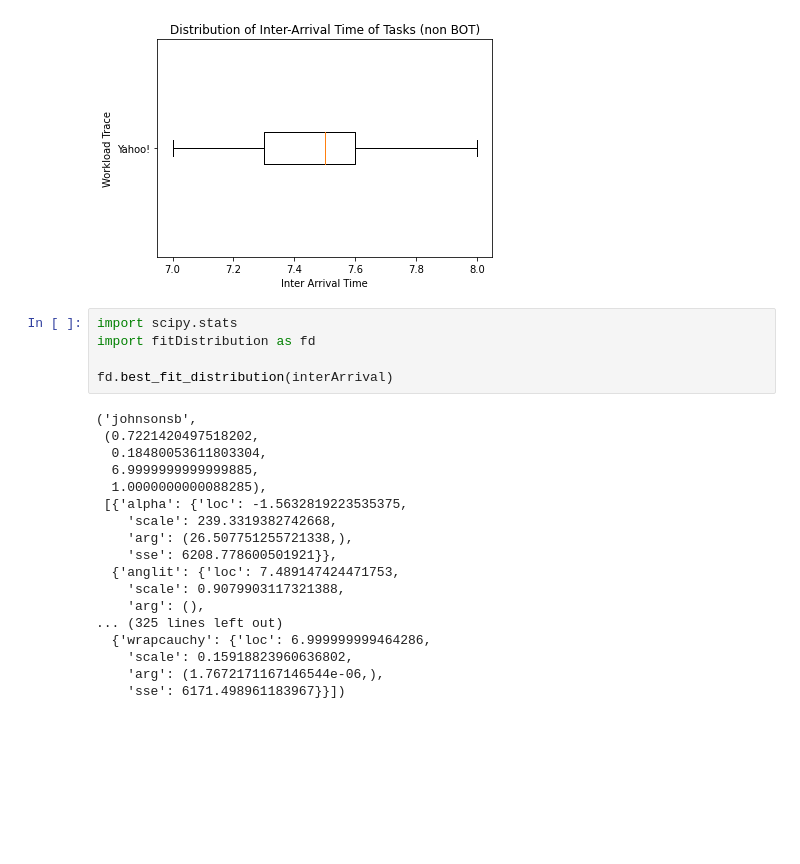
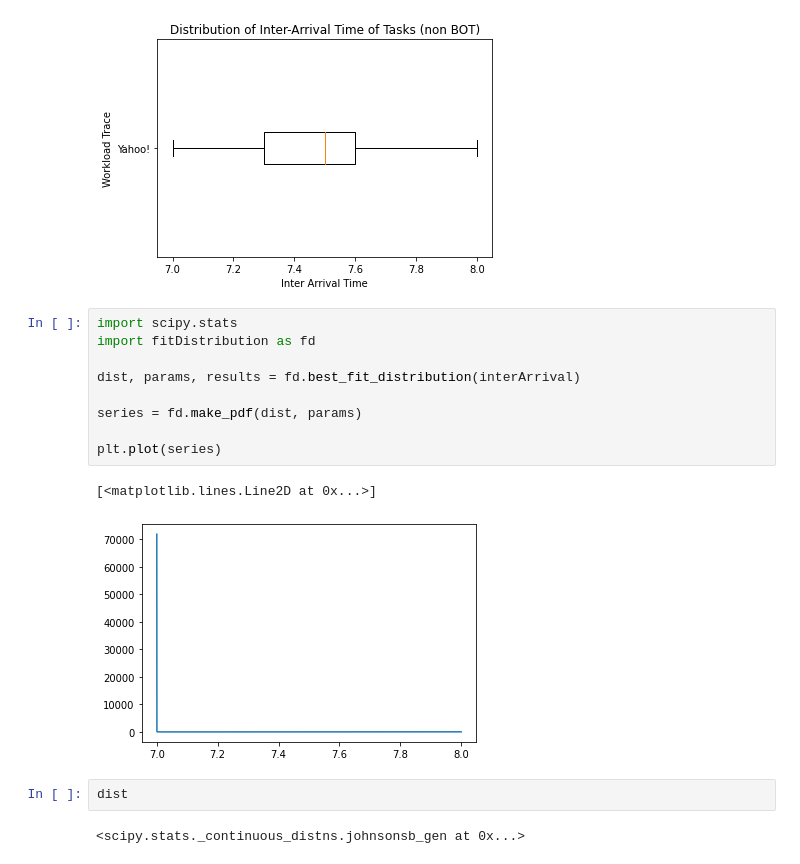
Before and after one commit to elimana/workload-trace-modelling, a Jupyter notebook: task-visualisation.ipynb, the cells around one changed output. Drawn from its saved outputs; the diff is of its cells as text; blank space fills up the shorter version.

```diff
--- a/task-visualisation.ipynb
+++ b/task-visualisation.ipynb
@@ -89,23 +89,16 @@ Name: job_submission_time, Length: 24261, dtype: float64
 # %%
 import scipy.stats
 import fitDistribution as fd
 
-fd.best_fit_distribution(interArrival)
+dist, params, results = fd.best_fit_distribution(interArrival)
+
+series = fd.make_pdf(dist, params)
+
+plt.plot(series)
 # %% [output]
-('johnsonsb',
- (0.7221420497518202,
-  0.18480053611803304,
-  6.9999999999999885,
-  1.0000000000088285),
- [{'alpha': {'loc': -1.5632819223535375,
-    'scale': 239.3319382742668,
-    'arg': (26.507751255721338,),
-    'sse': 6208.778600501921}},
-  {'anglit': {'loc': 7.489147424471753,
-    'scale': 0.9079903117321388,
-    'arg': (),
-... (325 lines left out)
-  {'wrapcauchy': {'loc': 6.999999999464286,
-    'scale': 0.15918823960636802,
-    'arg': (1.7672171167146544e-06,),
-    'sse': 6171.498961183967}}])
+[<matplotlib.lines.Line2D at 0x...>]
+[figure, added]
+# %%
+dist
+# %% [output]
+<scipy.stats._continuous_distns.johnsonsb_gen at 0x...>
```
Also changed, not shown: parts of 1 cell of this notebook, 1 other file.
